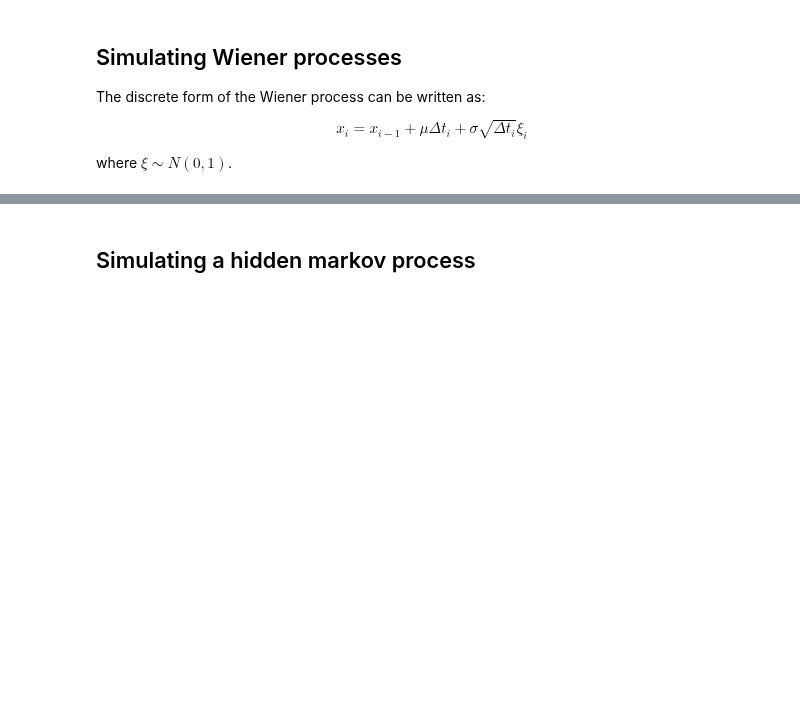
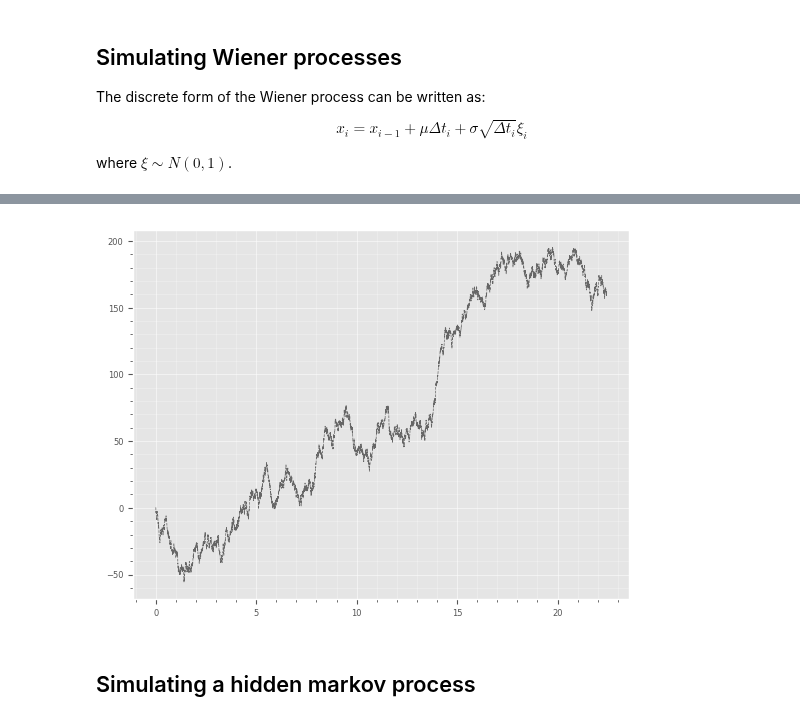
Before and after one commit to blackgolfer/super-qi, a Jupyter notebook: src/python/notes/fsm.ipynb, the cells around one changed output, grey strips where cells are left out. Cells and saved outputs as stored; diff of their text form; code cells hidden in the pictures; blank space fills up the shorter version.

```diff
--- a/src/python/notes/fsm.ipynb
+++ b/src/python/notes/fsm.ipynb
@@ -94,12 +94,17 @@ class WienerSimulator(Protocol):
 - Implements the `WienerInfo` interface
 - Implements the `WienerSimulator` interface
 # %%
+import math
+from Contexts.Foldable import foldl
+from functools import lru_cache
+
 class HiddenMarkov():
     def __init__(self,dp:Wiener,sp:FSMarkov):
         self.dp=dp
         self.fsm=sp
     SV:Final[list[State]]=[-1,0,1]; INTERVAL_A:Final[int]=1;INTERVAL_B:Final[int]=1000
     AB:Final[int]=INTERVAL_B-INTERVAL_A
+    #------ Implementing the FSMarkovInfo ------
     def transition(self,start:State, end:State)->list[float]:
         if start in self.SV and end in self.SV: return self.fsm.tranprobs[start+1][end+1]
         else: raise ValueError("Illegal state value")
@@ -110,18 +115,20 @@ class HiddenMarkov():
             case 'uptrend': return 1
             case 'flat': return 0
             case _: raise ValueError("Unknow state name")
-
+    #------ Implementing the FSMarkovSimulator ------
     def sim_state(self,s:State)->State:
         rn=np.random.randint(self.INTERVAL_A,self.INTERVAL_B)
         p=self.fsm.tranprobs[s+1]
         if rn<self.AB*p[0]: return self.SV[0]
         elif rn<=self.AB*(p[1]+p[0]): return self.SV[1]
         else: return self.SV[2]
-
+    #------ Implementing the WienerInfo ------
     def wiener(self,s:int)->WienerParam: return self.dp.wparams[s+1]
-
-    def sim_wiener(self,x0:float)->list[float]:
-        return []
+    #------ Implementing the WienerSimulator ------
+    #@lru_cache(maxsize=128, typed=False)
+    def sim_wiener(self,s:State,x0:float,dt:float,N:int)->list[float]:
+        sqrtdt=math.sqrt(dt);mu,sigma=self.wiener(s)
+        return foldl(lambda acc,x: acc+[acc[-1]+x],[x0],np.random.normal(mu*dt,sigma*sqrtdt,N))
 # %%
 MP=Wiener([(-1.0,20.0),(0.0,30.0),(1.0,20.0)]) # diffusion process
 TP=FSMarkov(np.array([[.25,.75,0.0],[.15,.7,.15],[0.0,.75,.25]])) # finite state markov process
@@ -356,3 +375,9 @@ plot_ts(ax,t,x)
+# %%
+x=m.sim_wiener(m.str2state('uptrend'),x0,dt,N)
+fig,ax=plt.subplots()
+plot_ts(ax,t,x)
+# %% [output]
+[figure, added]
 # %% [markdown]
 ## Simulating a hidden markov process
 # %% [markdown]
```
Also changed, not shown: parts of 35 cells of this notebook, 3 other files.
